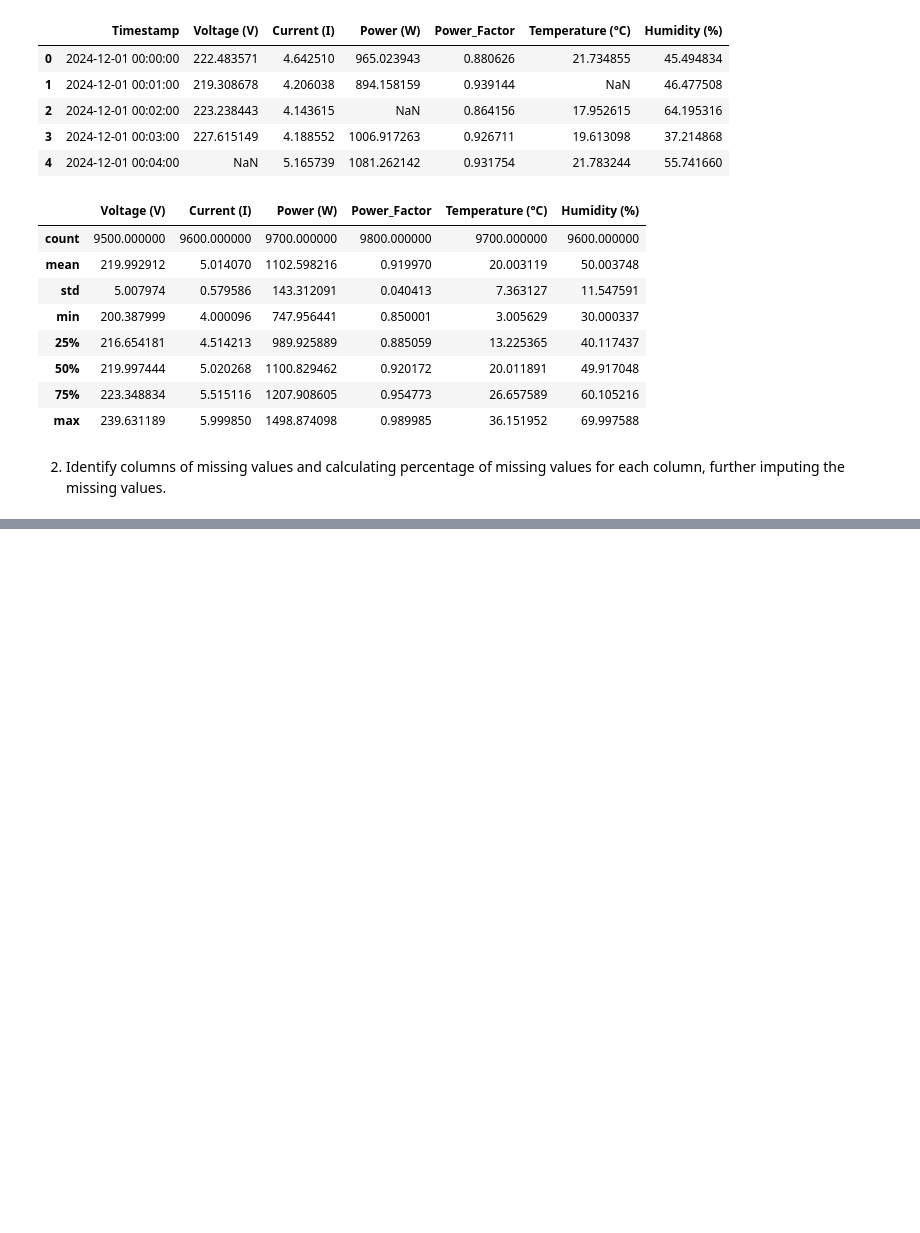
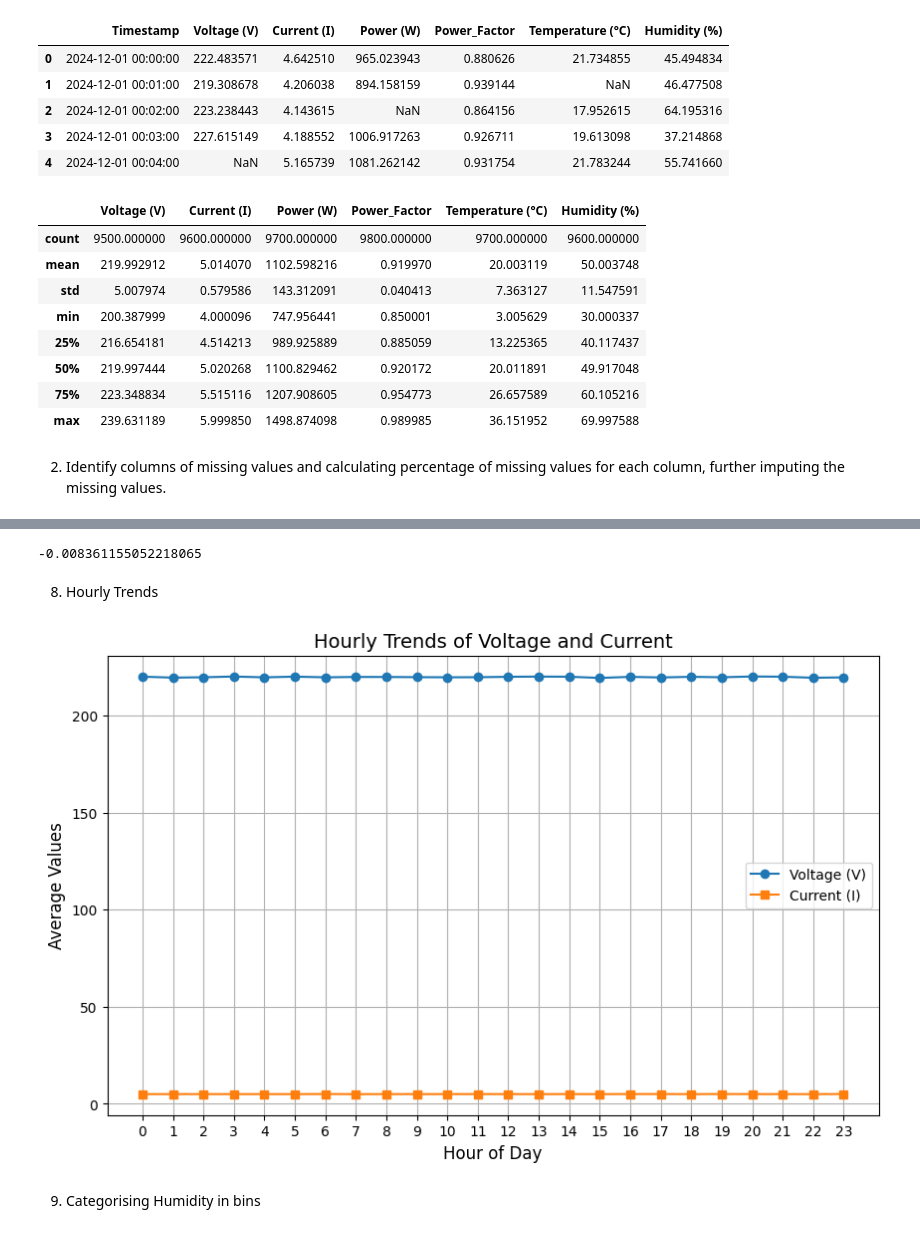
Before and after one commit to ShivanshuJ/Grid-Intelligence_24, a Jupyter notebook: Assignment2.ipynb, the cells around one changed output, grey strips where cells are left out. Saved outputs shown, nothing was run; the diff lists cells and outputs as text; code cells hidden in the pictures; blank space fills up the shorter version.

Commit message:
Updated Assignment2

```diff
--- a/Assignment2.ipynb
+++ b/Assignment2.ipynb
@@ -38,0 +190,19 @@ df.describe()
+# %%
+# Step 1: Convert the Timestamp column to datetime
+df['Timestamp'] = pd.to_datetime(df['Timestamp'])
+
+# Step 2: Define the 'Shift' column based on the hour of the Timestamp
+def assign_shift(hour):
+    if 6 <= hour < 12:
+        return 'Morning'
+    elif 12 <= hour < 18:
+        return 'Afternoon'
+    elif 18 <= hour < 22:
+        return 'Evening'
+    else:
+        return 'Night'
+
+df['Shift'] = df['Timestamp'].dt.hour.apply(assign_shift)
+
+# Step 3: Group by 'Shift' and calculate the average Power (W) and Temperature (C)
+shift_grouped = df.groupby('Shift')[['Power (W)', 'Temperature (°C)']].mean()
@@ -38,0 +211,3 @@ df.describe()
+# %%
+df['Energy_Efficiency'] = df['Power (W)'] * df['Power_Factor']
+print(df)
@@ -38,0 +232,33 @@ df.describe()
+# %%
+correl = df['Energy_Efficiency'].corr(df['Temperature (°C)'])
+print(correl)
+# %% [output]
+-0.008361155052218065
+# %% [markdown]
+8. Hourly Trends
+# %%
+df['Timestamp'] = pd.to_datetime(df['Timestamp'])
+df['Hour'] = df['Timestamp'].dt.hour
+
+# Step 2: Group by hour and compute averages
+hourly_data = df.groupby('Hour')[['Voltage (V)', 'Current (I)']].mean().reset_index()
+
+# Step 3: Visualize hourly trends
+plt.figure(figsize=(10, 6))
+
+# Plot Voltage
+plt.plot(hourly_data['Hour'], hourly_data['Voltage (V)'], label='Voltage (V)', marker='o')
+# Plot Current
+plt.plot(hourly_data['Hour'], hourly_data['Current (I)'], label='Current (I)', marker='s')
+
+plt.title('Hourly Trends of Voltage and Current', fontsize=14)
+plt.xlabel('Hour of Day', fontsize=12)
+plt.ylabel('Average Values', fontsize=12)
+plt.xticks(hourly_data['Hour'])
+plt.legend()
+plt.grid(True)
+plt.show()
+# %% [output]
+[figure, added]
+# %% [markdown]
+9. Categorising Humidity in bins
```
Also changed, not shown: parts of 17 cells of this notebook, 1 other file.
